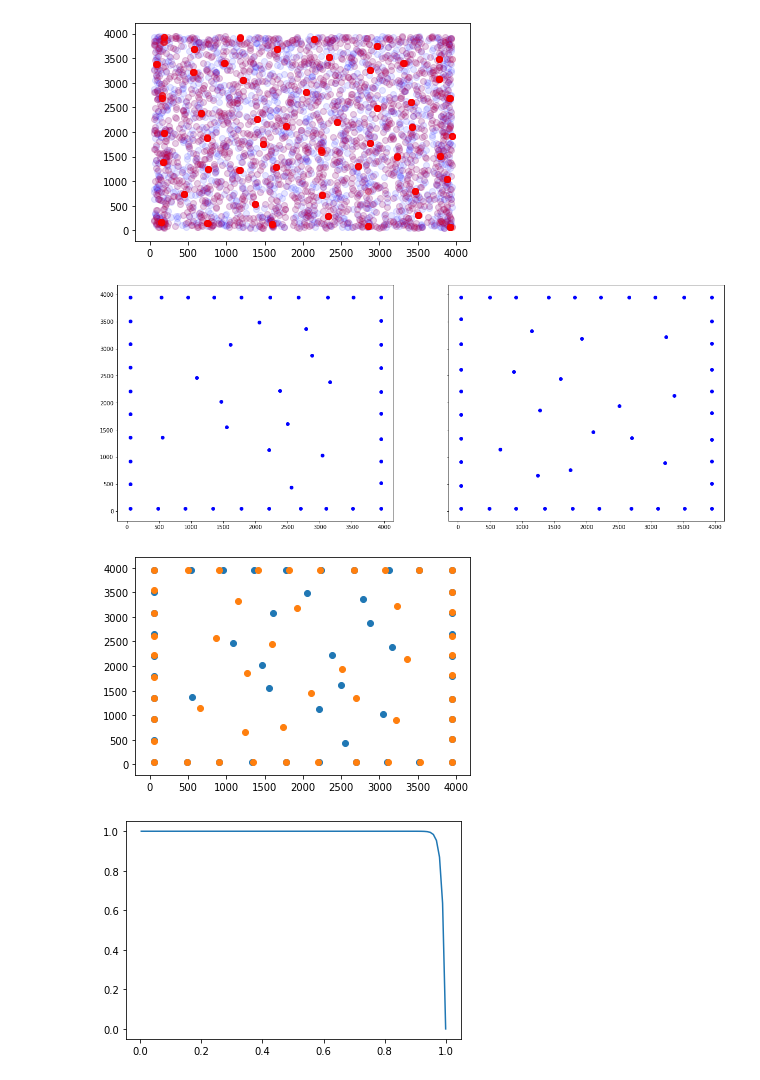
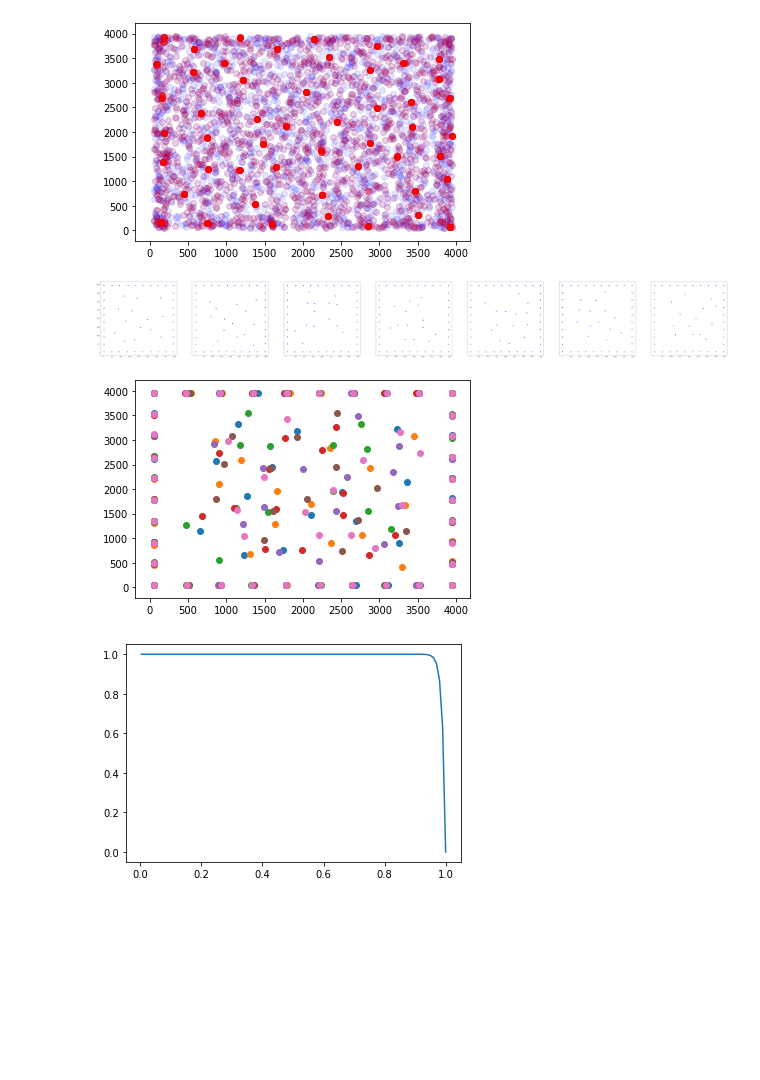
Before and after one commit to amw-18/Shell-AI-Hackathon, a Jupyter notebook: PSO/pso_swarm_visualization.ipynb, the cells around one changed output. Drawn from its saved outputs; the diff is of its cells as text; code cells hidden in the pictures; blank space fills up the shorter version.

```diff
--- a/PSO/pso_swarm_visualization.ipynb
+++ b/PSO/pso_swarm_visualization.ipynb
@@ -15,20 +15,21 @@ for part in swarm2:
 # %% [output]
 [figure]
 # %%
-fig, axs = plt.subplots(1, 2, sharey=True,figsize=(20,8))
+fig, axs = plt.subplots(1, 7, sharey=True,figsize=(100,12))
 # fig.
-for i in range(2):
-    sol = pd.read_csv(f'C:/Users/awals/Downloads/Shell AI Hackathon/Trials/opt_swarm_ans{i+31}.csv')
+years = [7, 8, 9, 13, 14, 15, 17]
+for i,y in enumerate(years):
+    sol = pd.read_csv(f'C:/Users/awals/Downloads/Shell AI Hackathon/Trials/opt_swarm_ans1_{y}.csv')
     axs[i].scatter(sol.x, sol.y, c='blue')
 
 plt.show()
 # %% [output]
-[figure, old version]
+[figure, new version]
 # %%
 fig, ax = plt.subplots()
-# fig.
-for i in range(2):
-    sol = pd.read_csv(f'C:/Users/awals/Downloads/Shell AI Hackathon/Trials/opt_swarm_ans{i+31}.csv')
+years = [7, 8, 9, 13, 14, 15, 17]
+for i,y in enumerate(years):
+    sol = pd.read_csv(f'C:/Users/awals/Downloads/Shell AI Hackathon/Trials/opt_swarm_ans1_{y}.csv')
     ax.scatter(sol.x, sol.y)
 
 # sol = pd.read_csv('C:/Users/awals/Downloads/Shell AI Hackathon/Trials/opt_swarm_ans31_1.csv')
@@ -36,7 +37,7 @@ for i in range(2):
 
 plt.show()
 # %% [output]
-[figure, old version]
+[figure, new version]
 # %%
 a = np.linspace(0.0033, 1, 100)
 c = [100]#np.linspace(0.01, 10, 100)
```
Also changed, not shown: 18 other files.
